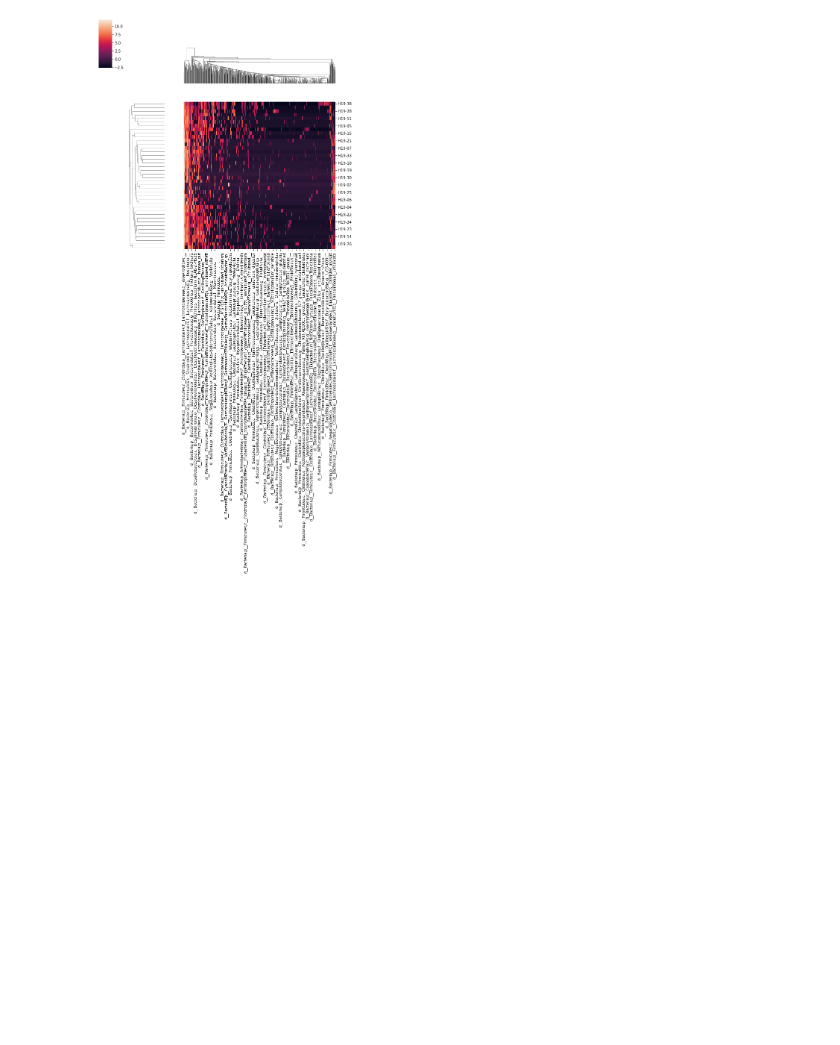
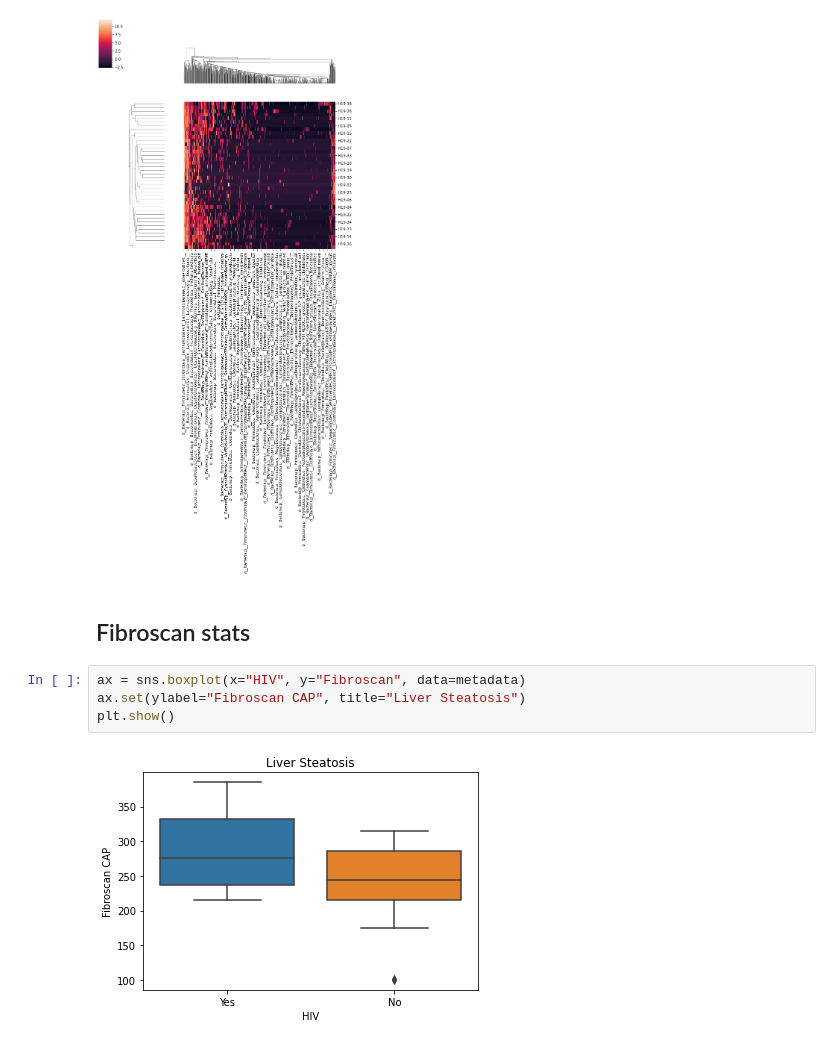
Before and after one commit to sterrettJD/HIV-microbiome, a Jupyter notebook: Analysis.ipynb, the cells around one changed output. Saved outputs shown, nothing was run; the diff lists cells and outputs as text; blank space fills up the shorter version.

Commit message:
Add FibroScan stats

```diff
--- a/Analysis.ipynb
+++ b/Analysis.ipynb
@@ -635,3 +656,11 @@ sns.clustermap(clr_L7)
 plt.tight_layout()
 # %% [output]
 [figure]
+# %% [markdown]
+## Fibroscan stats
+# %%
+ax = sns.boxplot(x="HIV", y="Fibroscan", data=metadata)
+ax.set(ylabel="Fibroscan CAP", title="Liver Steatosis")
+plt.show()
+# %% [output]
+[figure, added]
```
Also changed, not shown: parts of 12 cells of this notebook.
